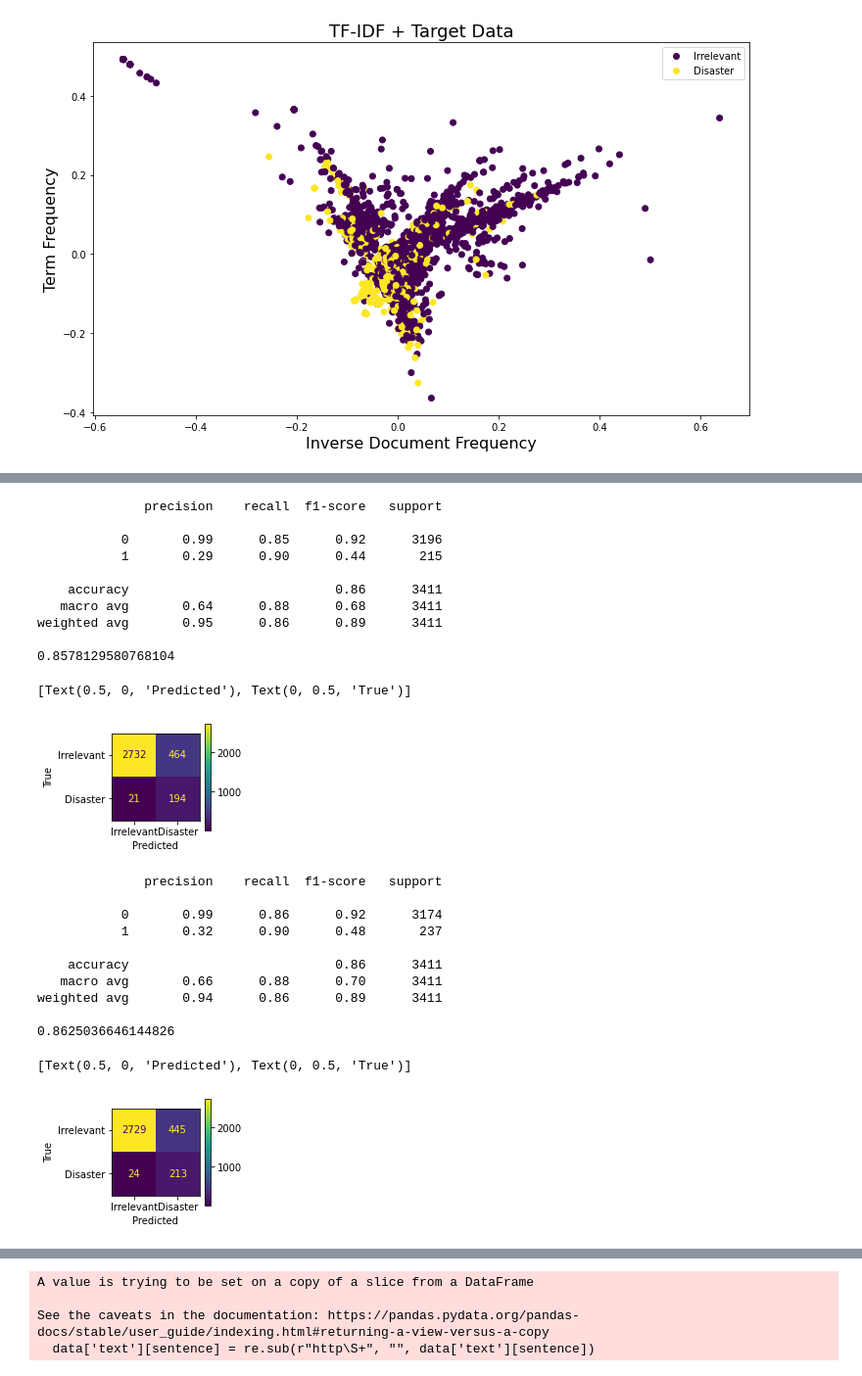
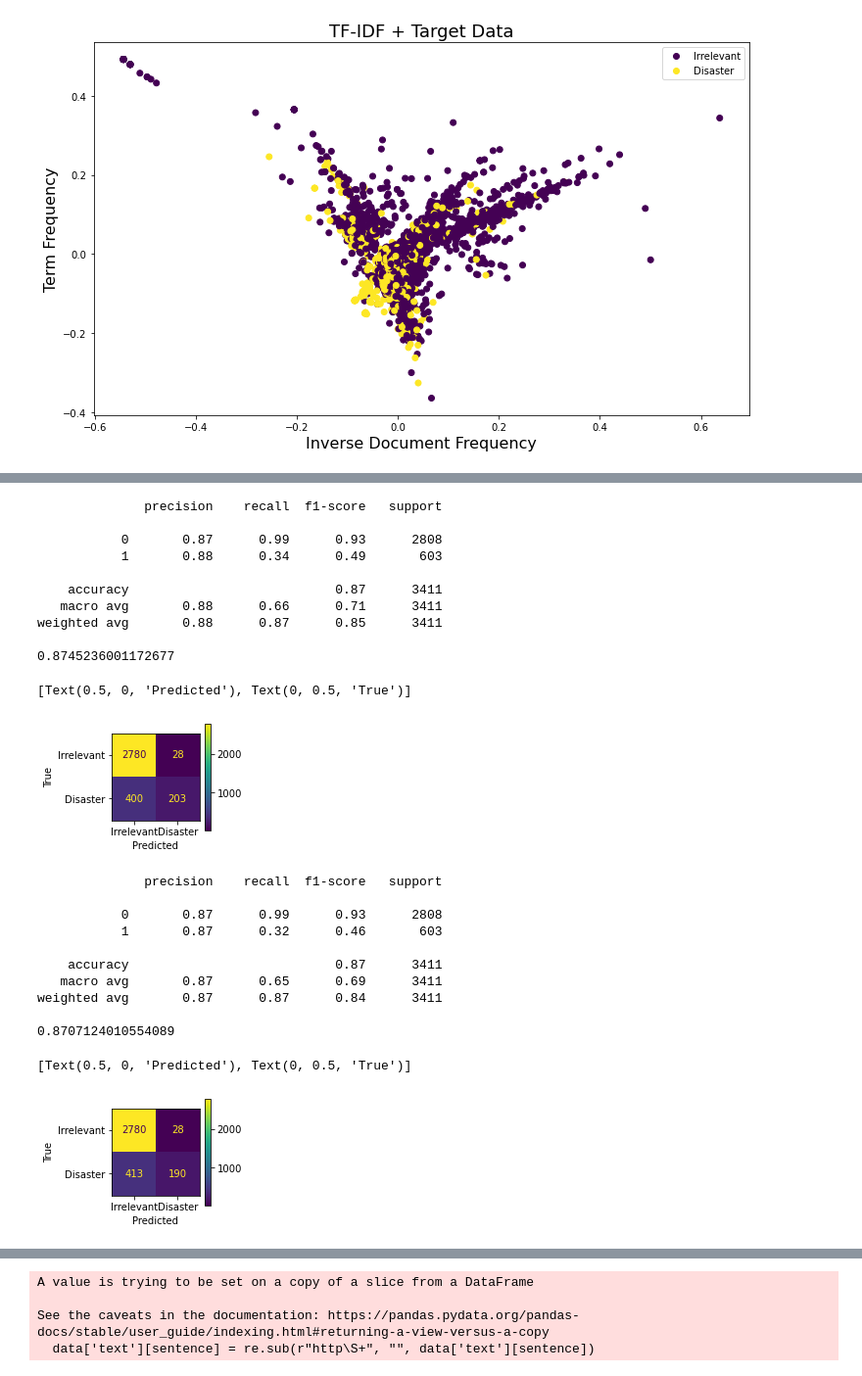
Before and after one commit to michellemckenzie/machine-learning-disaster-tweet-predictions, a Jupyter notebook: Disaster.ipynb, the cells around one changed output, grey strips where cells are left out. Shown at 98% size. Saved outputs shown, nothing was run; the diff lists cells and outputs as text; code cells hidden in the pictures.

```diff
--- a/Disaster.ipynb
+++ b/Disaster.ipynb
@@ -382,11 +386,10 @@ lr = LogisticRegression()
 lr.fit(X_train,y_train)
 
 predictions = lr.predict(X_test)
+print(classification_report(y_test, predictions))
+print(accuracy_score(y_test, predictions))
 
-print(classification_report(predictions, y_test))
-print(accuracy_score(predictions,y_test))
-
-confMtrx = confusion_matrix(predictions, y_test)
+confMtrx = confusion_matrix(y_test, predictions)
 cmd = ConfusionMatrixDisplay(confMtrx, display_labels=['Irrelevant', 'Disaster'])
 fig, ax = plt.subplots(figsize=(2,2))
 cmd.plot(ax=ax)
@@ -394,42 +397,44 @@ cmd.ax_.set(xlabel='Predicted', ylabel='True')
 # %% [output]
               precision    recall  f1-score   support
 
-           0       0.99      0.85      0.92      3196
-           1       0.29      0.90      0.44       215
+           0       0.87      0.99      0.93      2808
+           1       0.88      0.34      0.49       603
 
-    accuracy                           0.86      3411
-   macro avg       0.64      0.88      0.68      3411
-weighted avg       0.95      0.86      0.89      3411
+    accuracy                           0.87      3411
+   macro avg       0.88      0.66      0.71      3411
+weighted avg       0.88      0.87      0.85      3411
 
-0.8578129580768104
+0.8745236001172677
 [Text(0.5, 0, 'Predicted'), Text(0, 0.5, 'True')]
-[figure, old version]
+[figure, new version]
 # %%
+# Naive Bayes Classifiers Model with Conf Matrix and Class Report and Accuracy
+
 naive = naive_bayes.MultinomialNB()
 naive.fit(X_train,y_train)
 
 predictions = naive.predict(X_test)
-print(classification_report(predictions,y_test))
-print(accuracy_score(predictions,y_test))
+print(classification_report(y_test, predictions))
+print(accuracy_score(y_test, predictions))
 
-confMtrx = confusion_matrix(predictions, y_test)
+confMtrx = confusion_matrix(y_test, predictions)
 cmd = ConfusionMatrixDisplay(confMtrx, display_labels=['Irrelevant', 'Disaster'])
 fig, ax = plt.subplots(figsize=(2,2))
 cmd.plot(ax=ax)
 cmd.ax_.set(xlabel='Predicted', ylabel='True')
 # %% [output]
               precision    recall  f1-score   support
 
-           0       0.99      0.86      0.92      3174
-           1       0.32      0.90      0.48       237
+           0       0.87      0.99      0.93      2808
+           1       0.87      0.32      0.46       603
 
-    accuracy                           0.86      3411
-   macro avg       0.66      0.88      0.70      3411
-weighted avg       0.94      0.86      0.89      3411
+    accuracy                           0.87      3411
+   macro avg       0.87      0.65      0.69      3411
+weighted avg       0.87      0.87      0.84      3411
 
-0.8625036646144826
+0.8707124010554089
 [Text(0.5, 0, 'Predicted'), Text(0, 0.5, 'True')]
-[figure, old version]
+[figure, new version]
 # %%
 # SVM Model with Conf Matrix and Class Report and Accuracy
 
```
Also changed, not shown: parts of 8 cells of this notebook.
